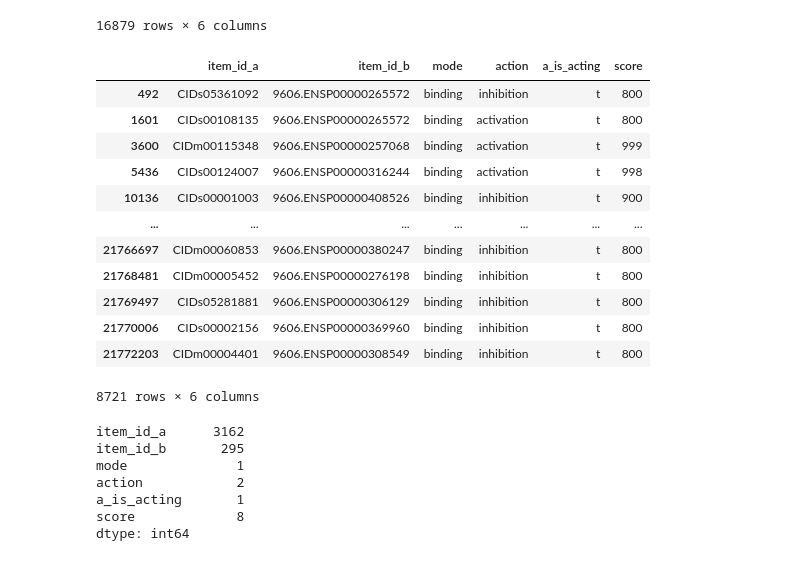
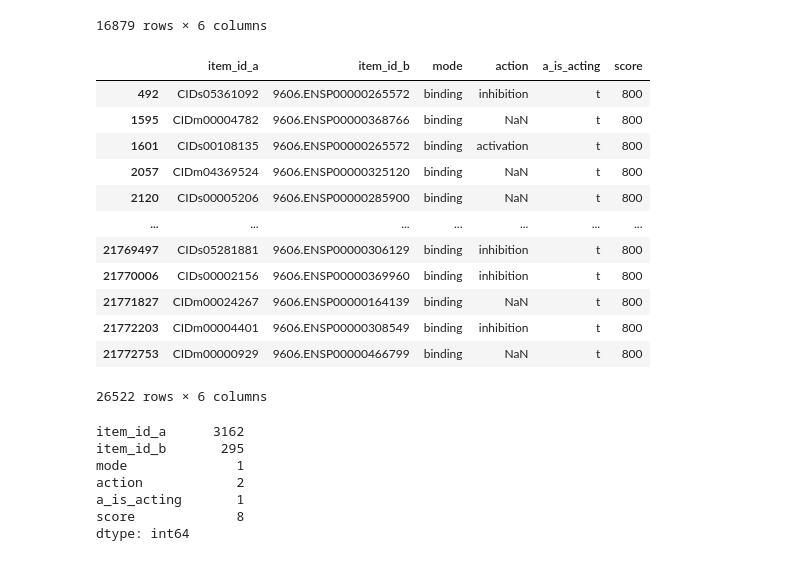
Before and after one commit to mmottaqii/KG-DrugDiscovery, a Jupyter notebook: scripts/kg_preprocessing.ipynb, the cells around one changed output. Saved outputs shown, nothing was run; the diff lists cells and outputs as text; code cells hidden in the pictures.

```diff
--- a/scripts/kg_preprocessing.ipynb
+++ b/scripts/kg_preprocessing.ipynb
@@ -3401,22 +3779,23 @@ df_filtered
 | 21772203 | CIDm00004401 | 9606.ENSP00000308549 | binding | inhibition | t | 800 |
 16879 rows × 6 columns
 # %%
-df_filt = df_filtered[df_filtered["a_is_acting"] == "t"]
+# df_filt = df_filtered[df_filtered["a_is_acting"] == "t"]
+df_filt = df_binding[df_binding["a_is_acting"] == "t"]
 df_filt
 # %% [output]
 |  | item_id_a | item_id_b | mode | action | a_is_acting | score |
 | 492 | CIDs05361092 | 9606.ENSP00000265572 | binding | inhibition | t | 800 |
+| 1595 | CIDm00004782 | 9606.ENSP00000368766 | binding | NaN | t | 800 |
 | 1601 | CIDs00108135 | 9606.ENSP00000265572 | binding | activation | t | 800 |
-| 3600 | CIDm00115348 | 9606.ENSP00000257068 | binding | activation | t | 999 |
-| 5436 | CIDs00124007 | 9606.ENSP00000316244 | binding | activation | t | 998 |
-| 10136 | CIDs00001003 | 9606.ENSP00000408526 | binding | inhibition | t | 900 |
+| 2057 | CIDm04369524 | 9606.ENSP00000325120 | binding | NaN | t | 800 |
+| 2120 | CIDs00005206 | 9606.ENSP00000285900 | binding | NaN | t | 800 |
 | ... | ... | ... | ... | ... | ... | ... |
-| 21766697 | CIDm00060853 | 9606.ENSP00000380247 | binding | inhibition | t | 800 |
-| 21768481 | CIDm00005452 | 9606.ENSP00000276198 | binding | inhibition | t | 800 |
 | 21769497 | CIDs05281881 | 9606.ENSP00000306129 | binding | inhibition | t | 800 |
 | 21770006 | CIDs00002156 | 9606.ENSP00000369960 | binding | inhibition | t | 800 |
+| 21771827 | CIDm00024267 | 9606.ENSP00000164139 | binding | NaN | t | 800 |
 | 21772203 | CIDm00004401 | 9606.ENSP00000308549 | binding | inhibition | t | 800 |
+| 21772753 | CIDm00000929 | 9606.ENSP00000466799 | binding | NaN | t | 800 |
-8721 rows × 6 columns
+26522 rows × 6 columns
 # %%
 unique_values_per_column = df_filt.nunique()
 print(unique_values_per_column)
```
Also changed, not shown: parts of 46 cells of this notebook.
